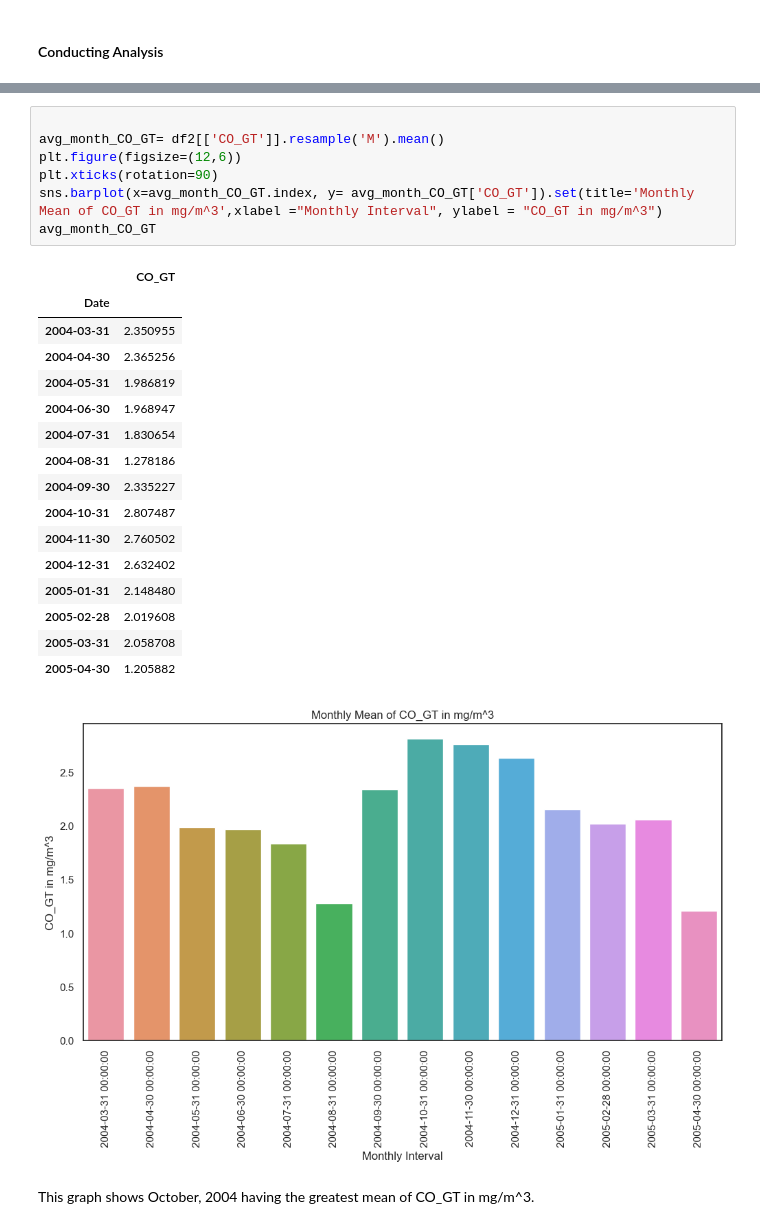
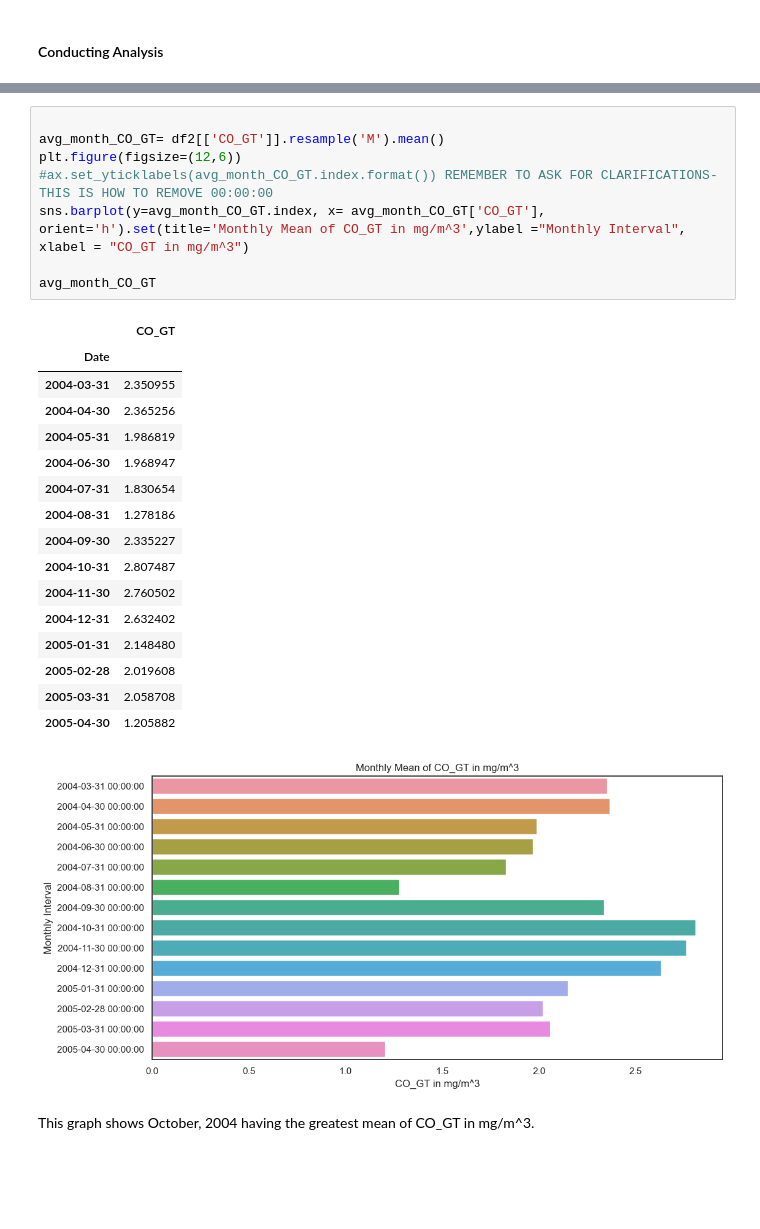
Before and after one commit to ubco-W2022T2-data301/project-group-group59, a Jupyter notebook: analysis/analysis1.ipynb, the cells around one changed output, grey strips where cells are left out. Cells and saved outputs as stored; diff of their text form; blank space fills up the shorter version.

```diff
--- a/analysis/analysis1.ipynb
+++ b/analysis/analysis1.ipynb
@@ -413,28 +382,29 @@ df2.head(30)
 # %%
 
 avg_month_CO_GT= df2[['CO_GT']].resample('M').mean()
 plt.figure(figsize=(12,6))
-plt.xticks(rotation=90)
-sns.barplot(x=avg_month_CO_GT.index, y= avg_month_CO_GT['CO_GT']).set(title='Monthly Mean of CO_GT in mg/m^3',xlabel ="Monthly Interval", ylabel = "CO_GT in mg/m^3")
+#ax.set_yticklabels(avg_month_CO_GT.index.format()) REMEMBER TO ASK FOR CLARIFICATIONS- THIS IS HOW TO REMOVE 00:00:00
+sns.barplot(y=avg_month_CO_GT.index, x= avg_month_CO_GT['CO_GT'], orient='h').set(title='Monthly Mean of CO_GT in mg/m^3',ylabel ="Monthly Interval", xlabel = "CO_GT in mg/m^3")
+
 avg_month_CO_GT
 # %% [output]
 |  | CO_GT |
 | Date |  |
 | 2004-03-31 | 2.350955 |
 | 2004-04-30 | 2.365256 |
 | 2004-05-31 | 1.986819 |
 | 2004-06-30 | 1.968947 |
 | 2004-07-31 | 1.830654 |
 | 2004-08-31 | 1.278186 |
 | 2004-09-30 | 2.335227 |
 | 2004-10-31 | 2.807487 |
 | 2004-11-30 | 2.760502 |
 | 2004-12-31 | 2.632402 |
 | 2005-01-31 | 2.148480 |
 | 2005-02-28 | 2.019608 |
 | 2005-03-31 | 2.058708 |
 | 2005-04-30 | 1.205882 |
-[figure, old version]
+[figure, new version]
 # %% [markdown]
 This graph shows October, 2004 having the greatest mean of CO_GT in mg/m^3.
 # %%
```
Also changed, not shown: parts of 19 cells of this notebook, 1 other file.
